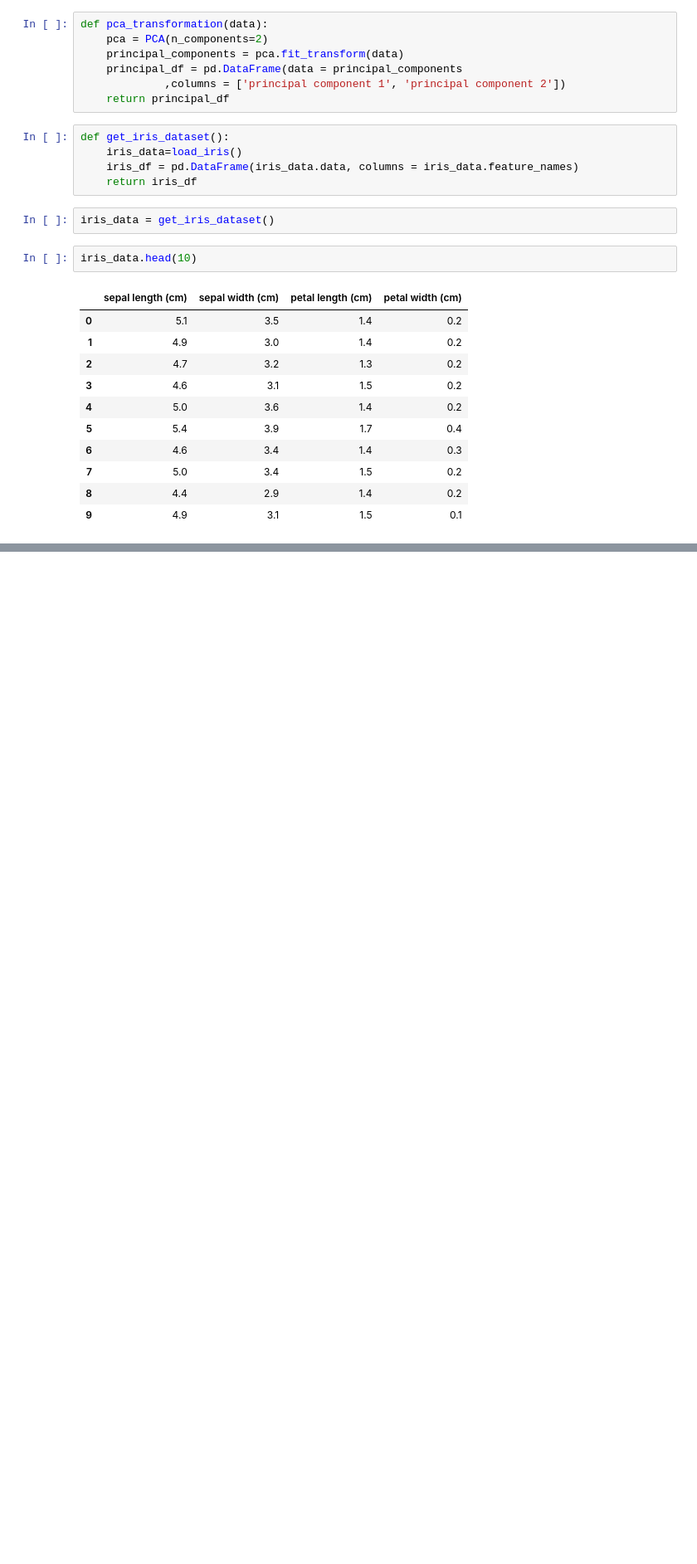
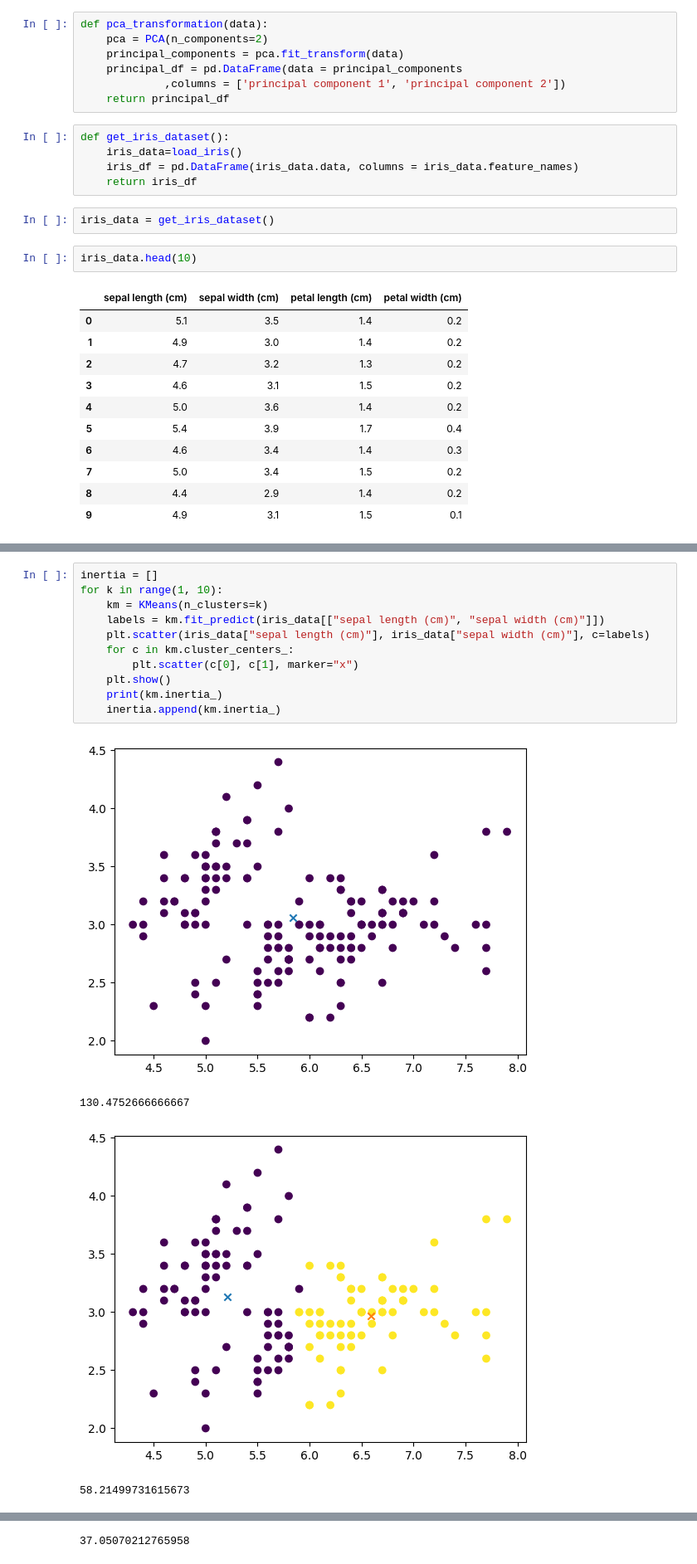
Before and after one commit to sebastianmentor/Lektioner_IntroML_TH_PYAI25, a Jupyter notebook: inlämningar_tips/SlutinlämningDel2 (5) (4).ipynb, the cells around one changed output, grey strips where cells are left out. Shown at 83% size. Saved outputs shown, nothing was run; the diff lists cells and outputs as text; blank space fills up the shorter version.

```diff
--- a/inlämningar_tips/SlutinlämningDel2 (5) (4).ipynb
+++ b/inlämningar_tips/SlutinlämningDel2 (5) (4).ipynb
@@ -35,0 +69,16 @@ iris_data.head(10)
+# %%
+inertia = []
+for k in range(1, 10):
+    km = KMeans(n_clusters=k)
+    labels = km.fit_predict(iris_data[["sepal length (cm)", "sepal width (cm)"]])
+    plt.scatter(iris_data["sepal length (cm)"], iris_data["sepal width (cm)"], c=labels)
+    for c in km.cluster_centers_:
+        plt.scatter(c[0], c[1], marker="x")
+    plt.show()
+    print(km.inertia_)
+    inertia.append(km.inertia_)
+# %% [output]
+[figure, added]
+130.4752666666667
+[figure, added]
+58.21499731615673
@@ -35,0 +86 @@ iris_data.head(10)
+37.05070212765958
```
Also changed, not shown: parts of 8 cells of this notebook, 6 other files.
